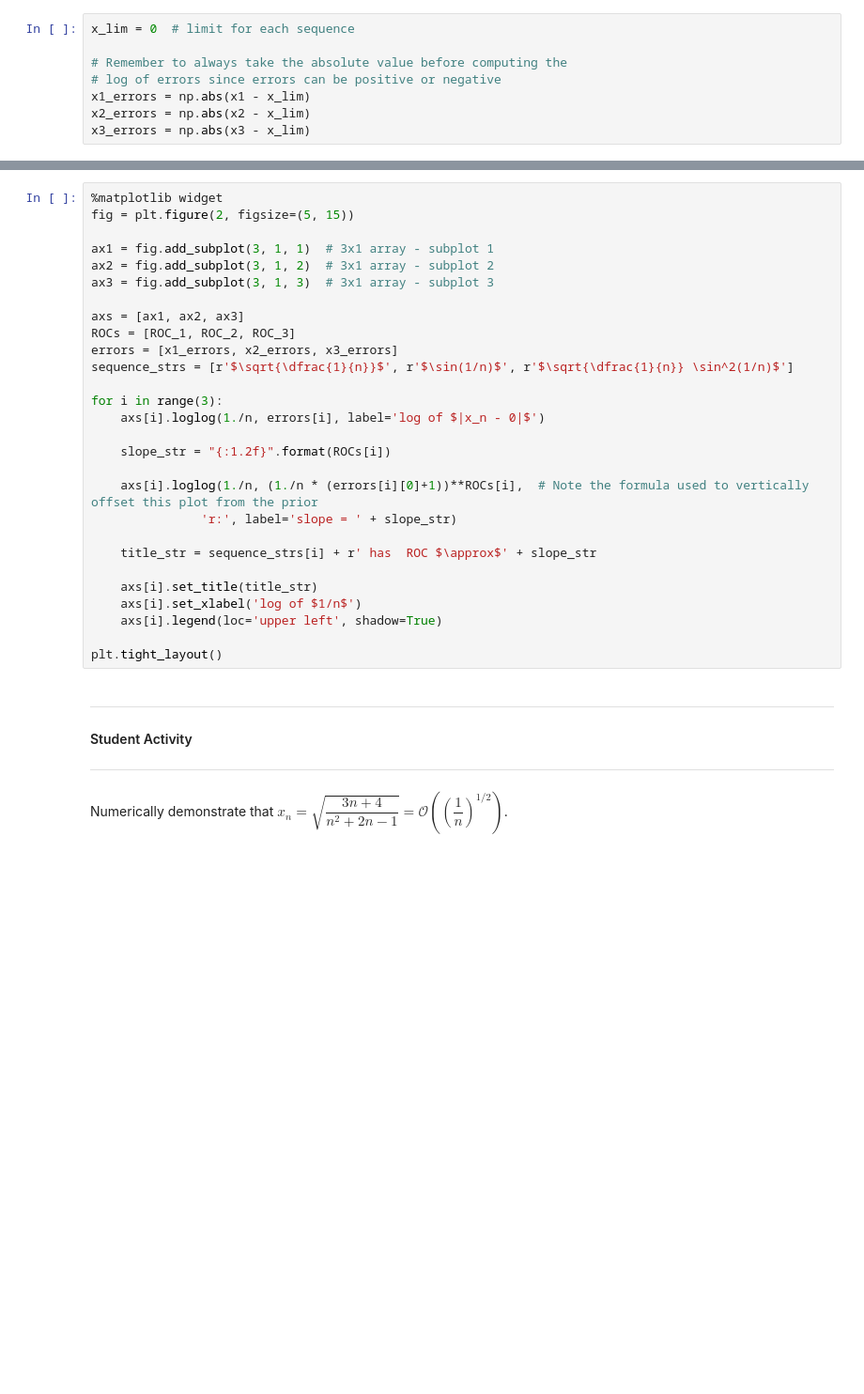
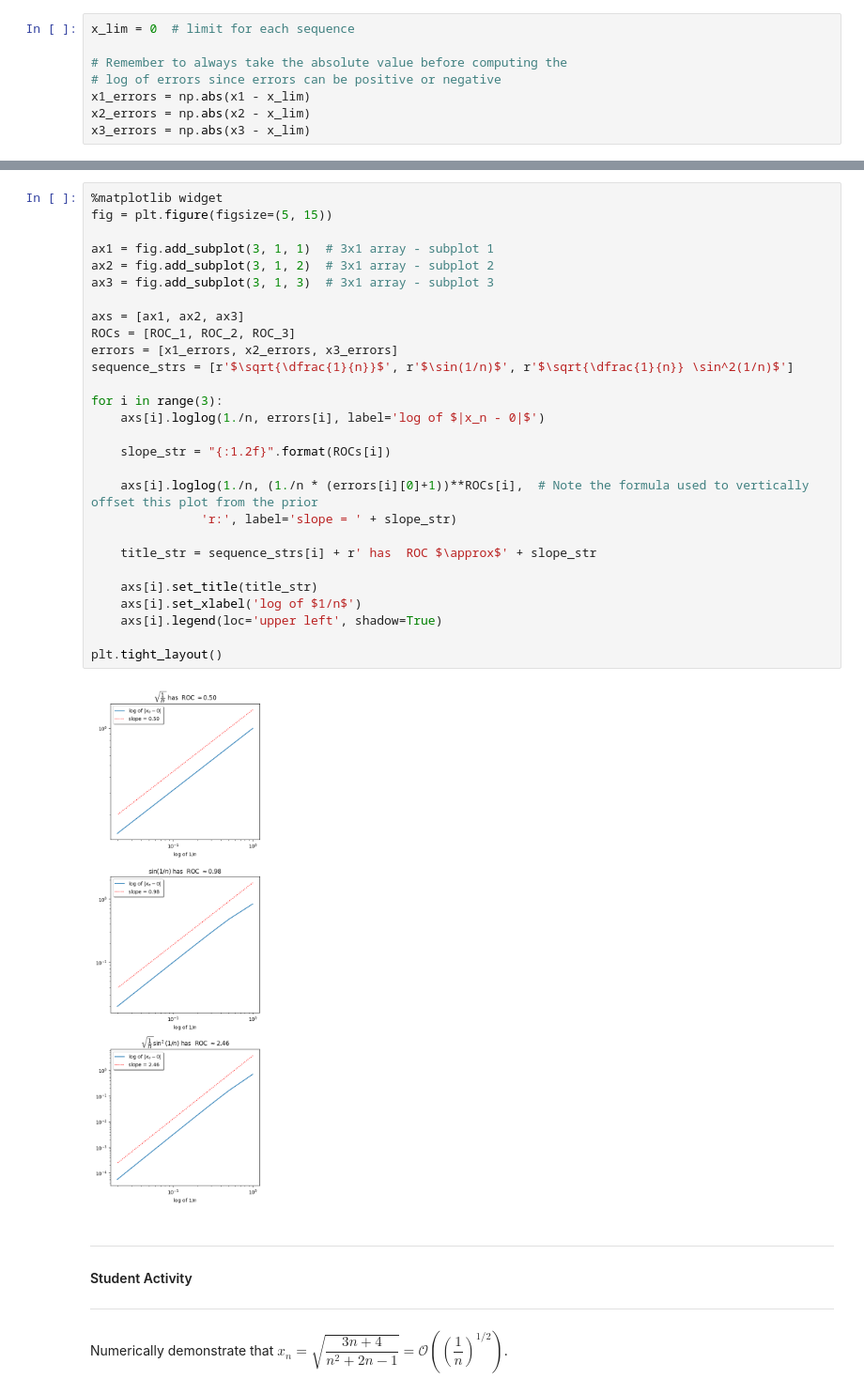
Before and after one commit to knownothingbozo/Intro-PDEs-Theory-and-Computations, a Jupyter notebook: Chp1/Chp1Sec2.ipynb, the cells around one changed output, grey strips where cells are left out. Shown at 94% size. Drawn from its saved outputs; the diff is of its cells as text; blank space fills up the shorter version.

```diff
--- a/Chp1/Chp1Sec2.ipynb
+++ b/Chp1/Chp1Sec2.ipynb
@@ -565,31 +582,33 @@ print("ROC for $x_3$ = ", ROC_3)
 # %%
 %matplotlib widget
-fig = plt.figure(2, figsize=(5, 15))
+fig = plt.figure(figsize=(5, 15))
 
 ax1 = fig.add_subplot(3, 1, 1)  # 3x1 array - subplot 1
 ax2 = fig.add_subplot(3, 1, 2)  # 3x1 array - subplot 2
 ax3 = fig.add_subplot(3, 1, 3)  # 3x1 array - subplot 3
 
 axs = [ax1, ax2, ax3]
 ROCs = [ROC_1, ROC_2, ROC_3]
 errors = [x1_errors, x2_errors, x3_errors]
 sequence_strs = [r'$\sqrt{\dfrac{1}{n}}$', r'$\sin(1/n)$', r'$\sqrt{\dfrac{1}{n}} \sin^2(1/n)$']
 
 for i in range(3):
     axs[i].loglog(1./n, errors[i], label='log of $|x_n - 0|$')
 
     slope_str = "{:1.2f}".format(ROCs[i])
 
     axs[i].loglog(1./n, (1./n * (errors[i][0]+1))**ROCs[i],  # Note the formula used to vertically offset this plot from the prior
                'r:', label='slope = ' + slope_str)
 
     title_str = sequence_strs[i] + r' has  ROC $\approx$' + slope_str
 
     axs[i].set_title(title_str)
     axs[i].set_xlabel('log of $1/n$')
     axs[i].legend(loc='upper left', shadow=True)
 
 plt.tight_layout()
+# %% [output]
+[figure, added]
 # %% [markdown]
 ---
 #### Student Activity
```
Also changed, not shown: parts of 32 cells of this notebook, 1 other file.
